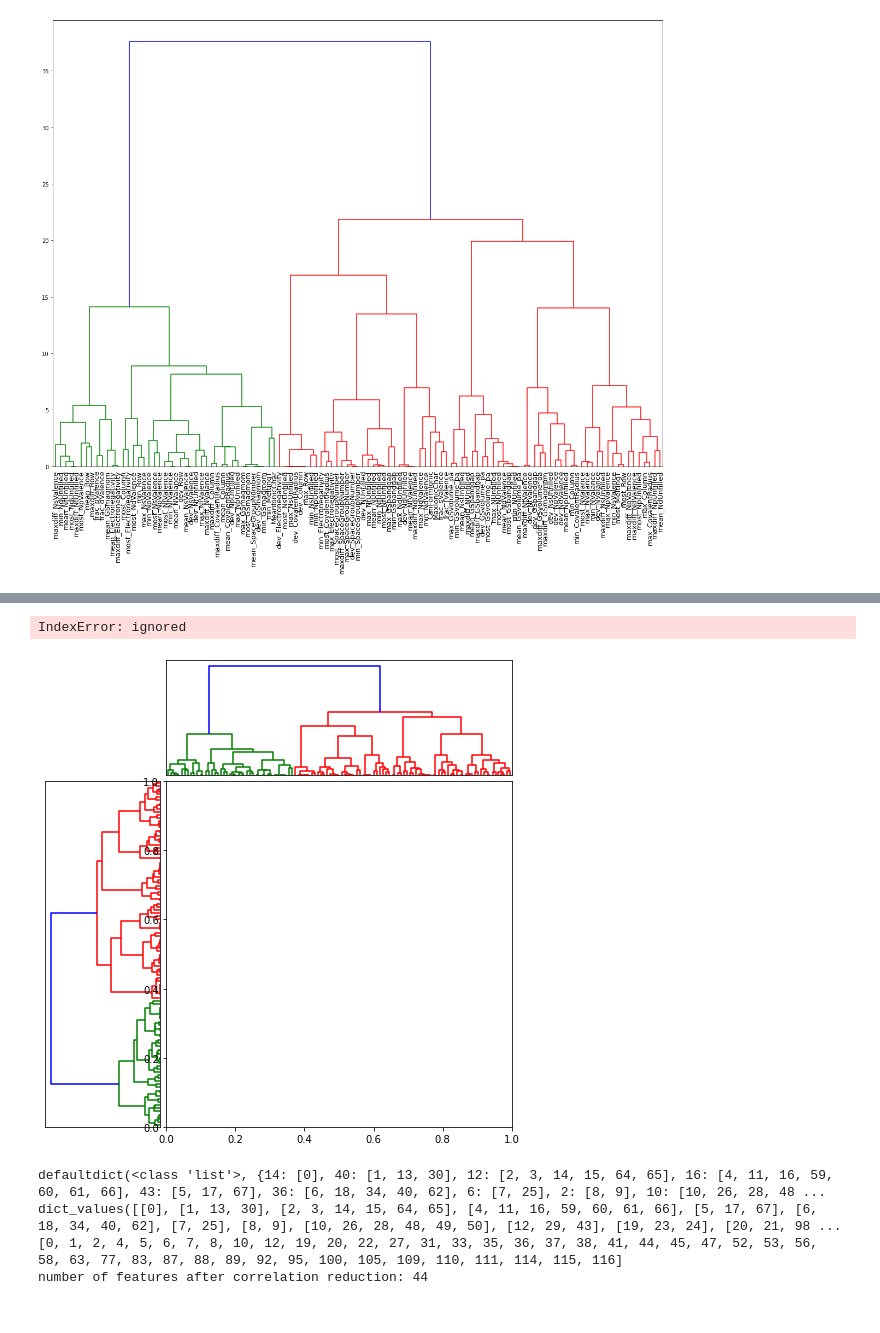
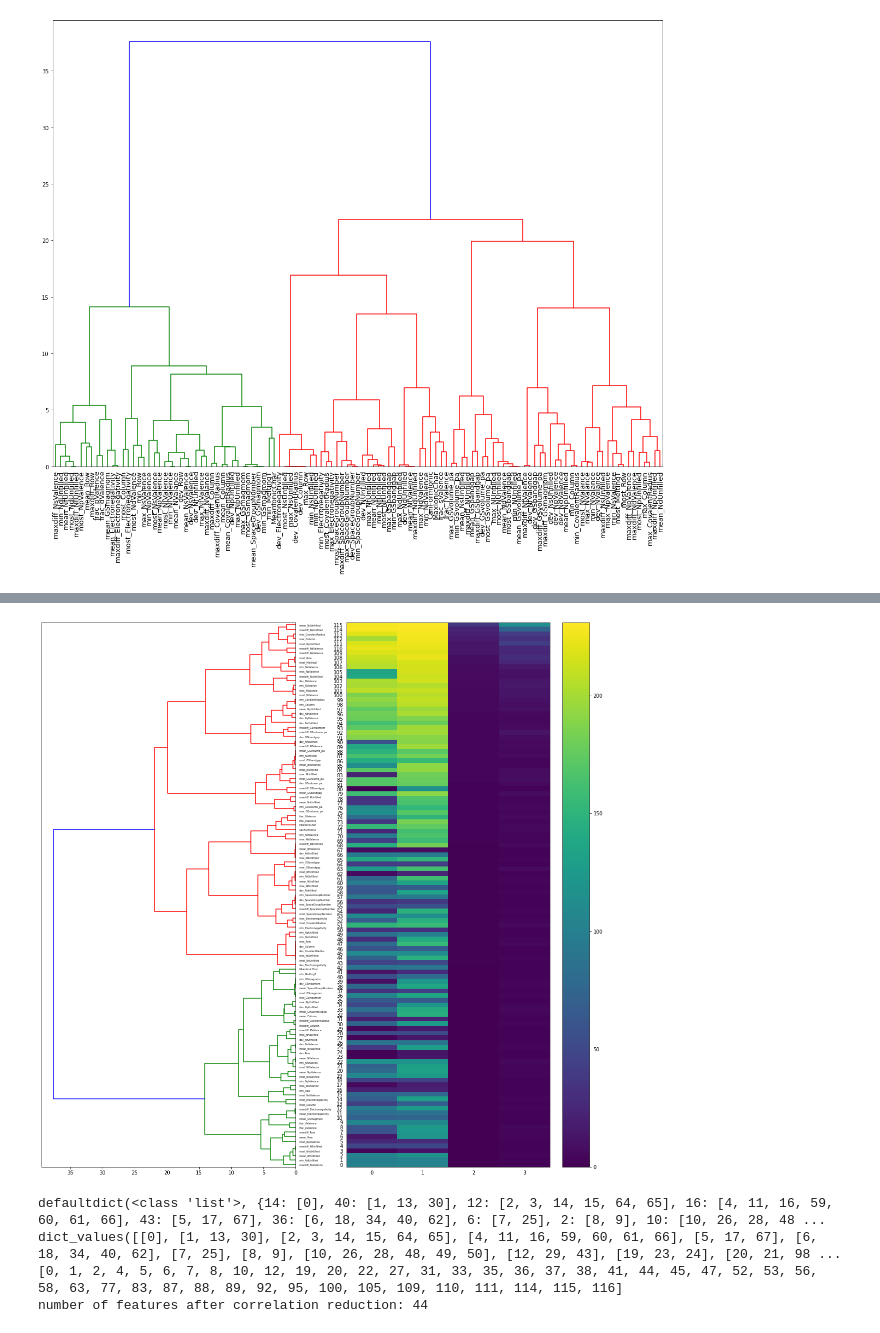
Before and after one commit to SUNWOUNG/HOMEWORK, a Jupyter notebook: project1.ipynb, the cells around one changed output, grey strips where cells are left out. Cells and saved outputs as stored; diff of their text form; code cells hidden in the pictures.

```diff
--- a/project1.ipynb
+++ b/project1.ipynb
@@ -139,54 +142,30 @@ print(dendro['ivl'])
-# %%
-import seaborn as sns
-
-fig = plt.figure(figsize=(8,8))
-# Add an axes at position rect [left, bottom, width, height]
-ax1 = fig.add_axes([0.09, 0.1, 0.2, 0.6])
-#Y = hierarchy.linkage(corr_linkage, method='centroid')
-# orientation='left' is reponsible for making the
-# dendrogram appear to the left
-Z1 = hierarchy.dendrogram(corr_linkage, orientation='left')
-ax1.set_xticks([])
-ax1.set_yticks([])
-
-# top side dendogram
-ax2 = fig.add_axes([0.3, 0.71, 0.6, 0.2])
-#Y = sch.linkage(D, method='single')
-Z2 = hierarchy.dendrogram(corr_linkage)
-ax2.set_xticks([])
-ax2.set_yticks([])
-
-# main heat-map
-axmatrix = fig.add_axes([0.3, 0.1, 0.6, 0.6])
-
-corr_linkage = corr_linkage[Z1['leaves'], :]
-corr_linkage = corr_linkage[:, Z2['leaves']]
-# the actual heat-map
-im = axmatrix.matshow(corr_linkage, aspect='auto', origin='lower', cmap="YlGnBu")
-axmatrix.set_xticks([])
-axmatrix.set_yticks([])
-
-# xticks to the right (x-axis)
-axmatrix.set_xticks(range(40))
-axmatrix.set_xticklabels(idx1, minor=False)
-axmatrix.xaxis.set_label_position('bottom')
-axmatrix.xaxis.tick_bottom()
-
-plt.xticks(rotation=-90, fontsize=8)
-
-# xticks to the right (y-axis)
-axmatrix.set_yticks(range(40))
-axmatrix.set_yticklabels(idx2, minor=False)
-axmatrix.yaxis.set_label_position('right')
-axmatrix.yaxis.tick_right()
-
-# to add the color bar
-# axcolor = fig.add_axes([0.94, 0.1, 0.02, 0.6])
-
-plt.show()
-# %% [output]
-IndexError: ignored
-[figure, removed]
+# %%
+
+from scipy.spatial.distance import pdist
+from scipy.cluster.hierarchy import linkage, dendrogram
+
+plt.figure(figsize=(20,20))
+
+plt.subplot(1, 2, 1)
+
+ydendro = hierarchy.dendrogram(corr_linkage,labels= final_features, orientation='left',
+                         distance_sort='descending')
+
+#corr_linkage=corr_linkage[dendro['leaves'],:]
+#corr_linkage=corr_linkage[:,dendro['leaves']]
+
+plt.subplot(1, 2, 2)
+plt.imshow(corr_linkage, aspect='auto', interpolation='none',
+               )
+plt.colorbar()
+plt.xticks(range(corr_linkage.shape[1]))
+plt.yticks(range(corr_linkage.shape[0]))
+plt.gca().xaxis.set_ticks_position('none')
+plt.gca().yaxis.set_ticks_position('none')
+plt.gca().invert_yaxis()
+plt.show()
+# %% [output]
+[figure, added]
 # %%
 cluster_ids = hierarchy.fcluster(corr_linkage, t=2, criterion='distance')
 # t - the maximum inter-cluster distance
```
Also changed, not shown: parts of 2 cells of this notebook.
